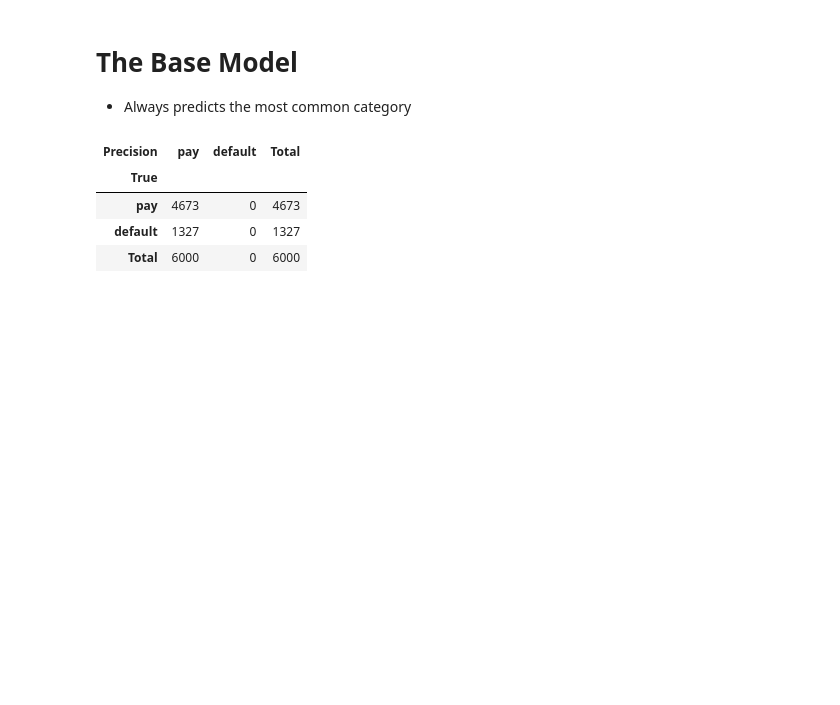
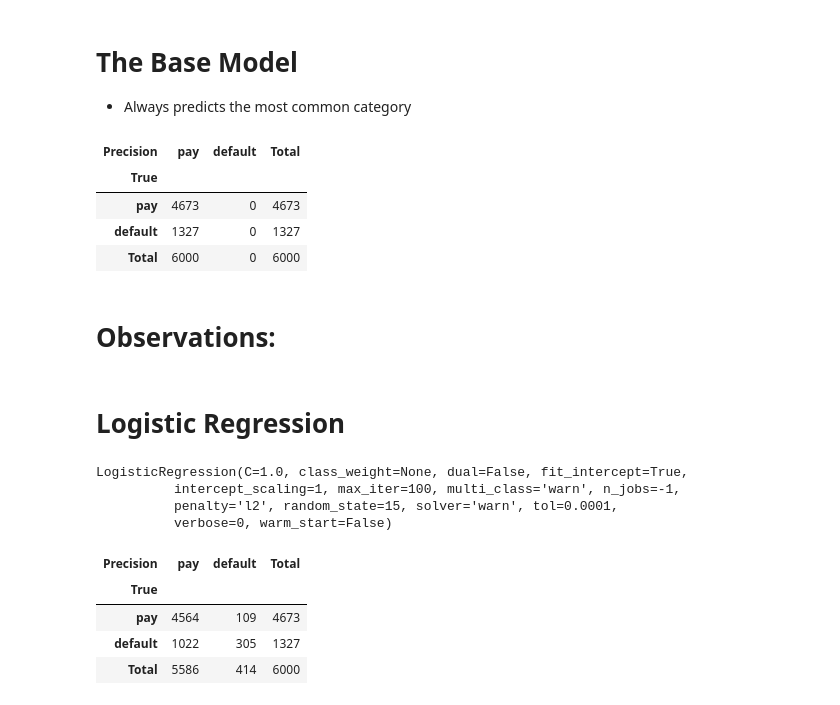
Before and after one commit to jankomah/CreditCardDefault, a Jupyter notebook: Untitled.ipynb, the cells around one changed output. Saved outputs shown, nothing was run; the diff lists cells and outputs as text; code cells hidden in the pictures; blank space fills up the shorter version.

```diff
--- a/Untitled.ipynb
+++ b/Untitled.ipynb
@@ -563,0 +562,4 @@ Observations:
+# %% [markdown]
+# Observations:
+# %% [markdown]
+# Logistic Regression
@@ -563,0 +568,23 @@ Observations:
+# %%
+logReg = LogisticRegression(n_jobs = -1 , random_state = 15)
+logReg.fit(X_train , y_train) # using training data to train estimator
+# %% [output]
+LogisticRegression(C=1.0, class_weight=None, dual=False, fit_intercept=True,
+          intercept_scaling=1, max_iter=100, multi_class='warn', n_jobs=-1,
+          penalty='l2', random_state=15, solver='warn', tol=0.0001,
+          verbose=0, warm_start=False)
+# %%
+"""evaluate the model"""
+y_pred_test = logReg.predict(X_test)
+metrics.loc['accuracy','LogisticReg'] = accuracy_score(y_pred = y_pred_test ,y_true = y_test)
+metrics.loc['precision','LogisticReg'] = precision_score(y_pred = y_pred_test , y_true = y_test)
+metrics.loc['recall','LogisticReg'] = recall_score(y_pred = y_pred_test , y_true = y_test)
+
+CM = confusion_matrix(y_pred = y_pred_test , y_true = y_test)
+Conf_Matrix(CM)
+# %% [output]
+| Precision | pay | default | Total |
+| True |  |  |  |
+| pay | 4564 | 109 | 4673 |
+| default | 1022 | 305 | 1327 |
+| Total | 5586 | 414 | 6000 |
```
Also changed, not shown: parts of 2 cells of this notebook.
